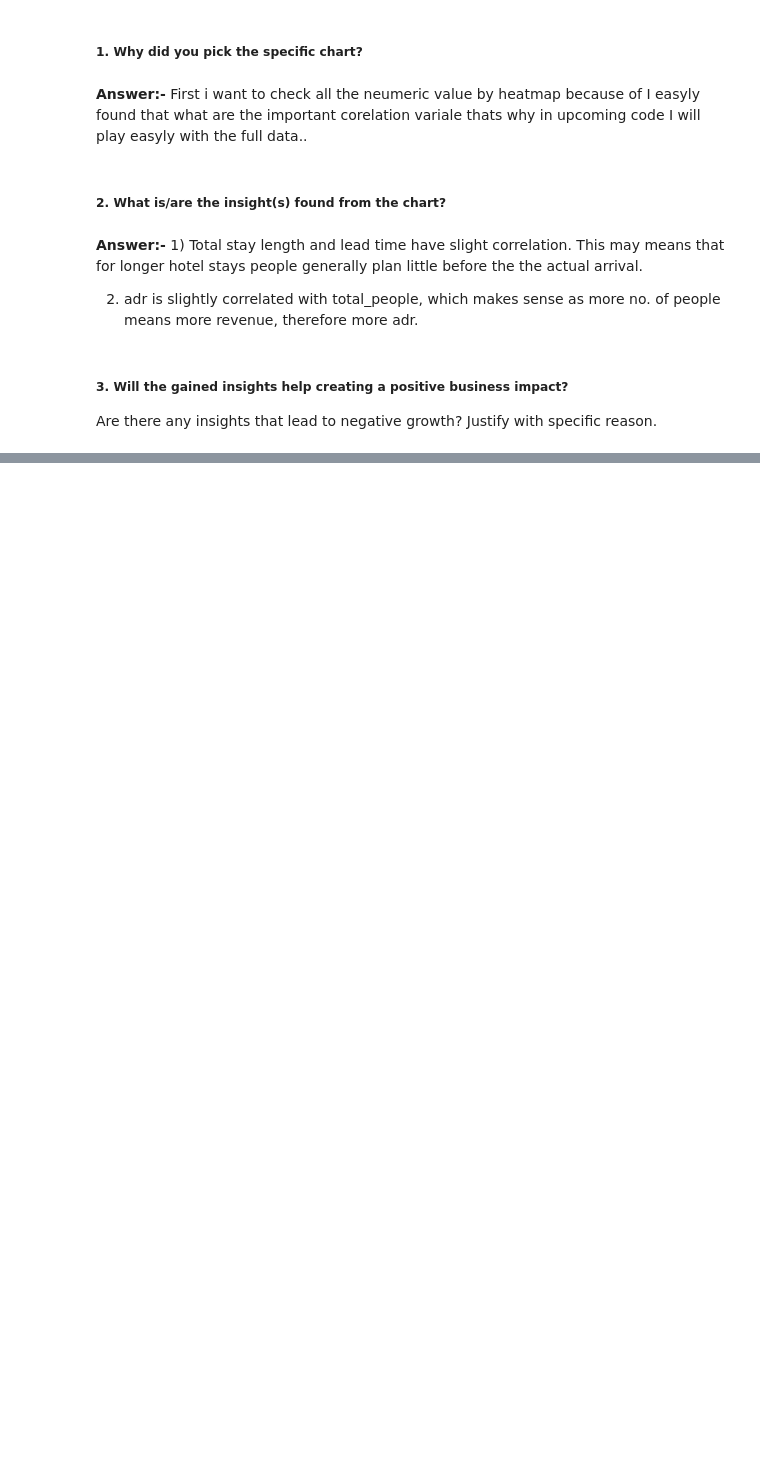
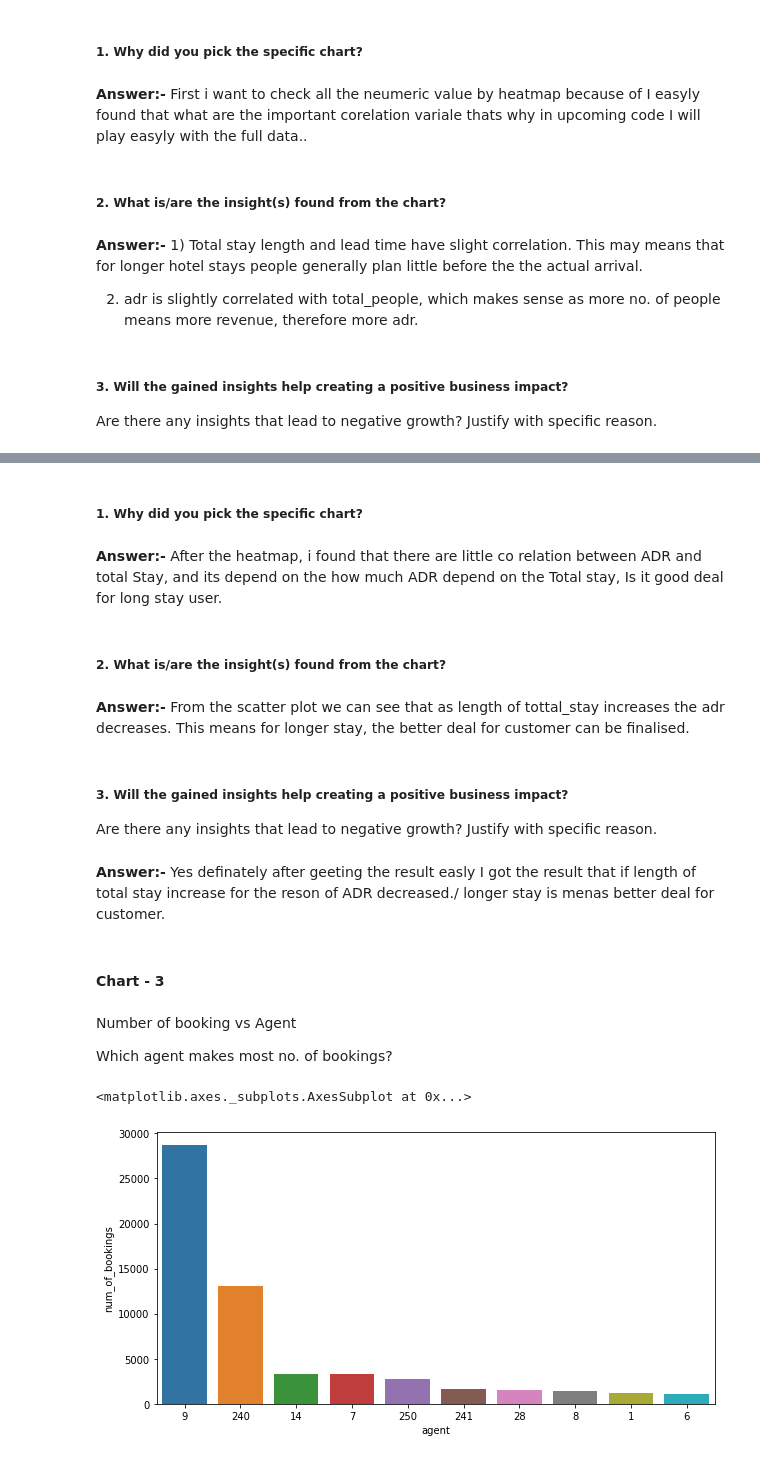
Before and after one commit to Tapomay1/Hotel-Booking-Analysis_EDA, a Jupyter notebook: Hotel_Booking_Analysis_EDA.ipynb, the cells around one changed output, grey strips where cells are left out. Drawn from its saved outputs; the diff is of its cells as text; code cells hidden in the pictures; blank space fills up the shorter version.

```diff
--- a/Hotel_Booking_Analysis_EDA.ipynb
+++ b/Hotel_Booking_Analysis_EDA.ipynb
@@ -356,0 +385,29 @@ Are there any insights that lead to negative growth? Justify with specific reaso
+# %% [markdown]
+##### 1. Why did you pick the specific chart?
+# %% [markdown]
+**Answer:-** After the heatmap, i found that there are little co relation between ADR and total Stay, and its depend on the how much ADR depend on the Total stay, Is it good deal for long stay user.
+# %% [markdown]
+##### 2. What is/are the insight(s) found from the chart?
+# %% [markdown]
+**Answer:-**  From the scatter plot we can see that as length of tottal_stay increases the adr decreases. This means for longer stay, the better deal for customer can be finalised.
+# %% [markdown]
+##### 3. Will the gained insights help creating a positive business impact?
+Are there any insights that lead to negative growth? Justify with specific reason.
+# %% [markdown]
+**Answer:-**  Yes definately after geeting the result easly I got the result that if length of total stay increase for the reson of ADR decreased./
+longer stay is menas better deal for customer.
+# %% [markdown]
+#### Chart - 3
+# %% [markdown]
+Number of booking vs Agent
+
+Which agent makes most no. of bookings?
+# %%
+d1 = pd.DataFrame(df1['agent'].value_counts()).reset_index().rename(columns = {'index':'agent','agent':'num_of_bookings'}).sort_values(by = 'num_of_bookings', ascending = False)
+d1.drop(d1[d1['agent'] == 0].index, inplace = True)            # 0 represents that booking is not made by an agent
+d1 = d1[:10]                                                   # Selecting top 10 performing agents
+plt.figure(figsize = (10,5))
+sns.barplot(x = 'agent', y = 'num_of_bookings', data = d1, order = d1.sort_values('num_of_bookings', ascending = False).agent)
+# %% [output]
+<matplotlib.axes._subplots.AxesSubplot at 0x...>
+[figure, added]
```
Also changed, not shown: parts of 192 cells of this notebook.
